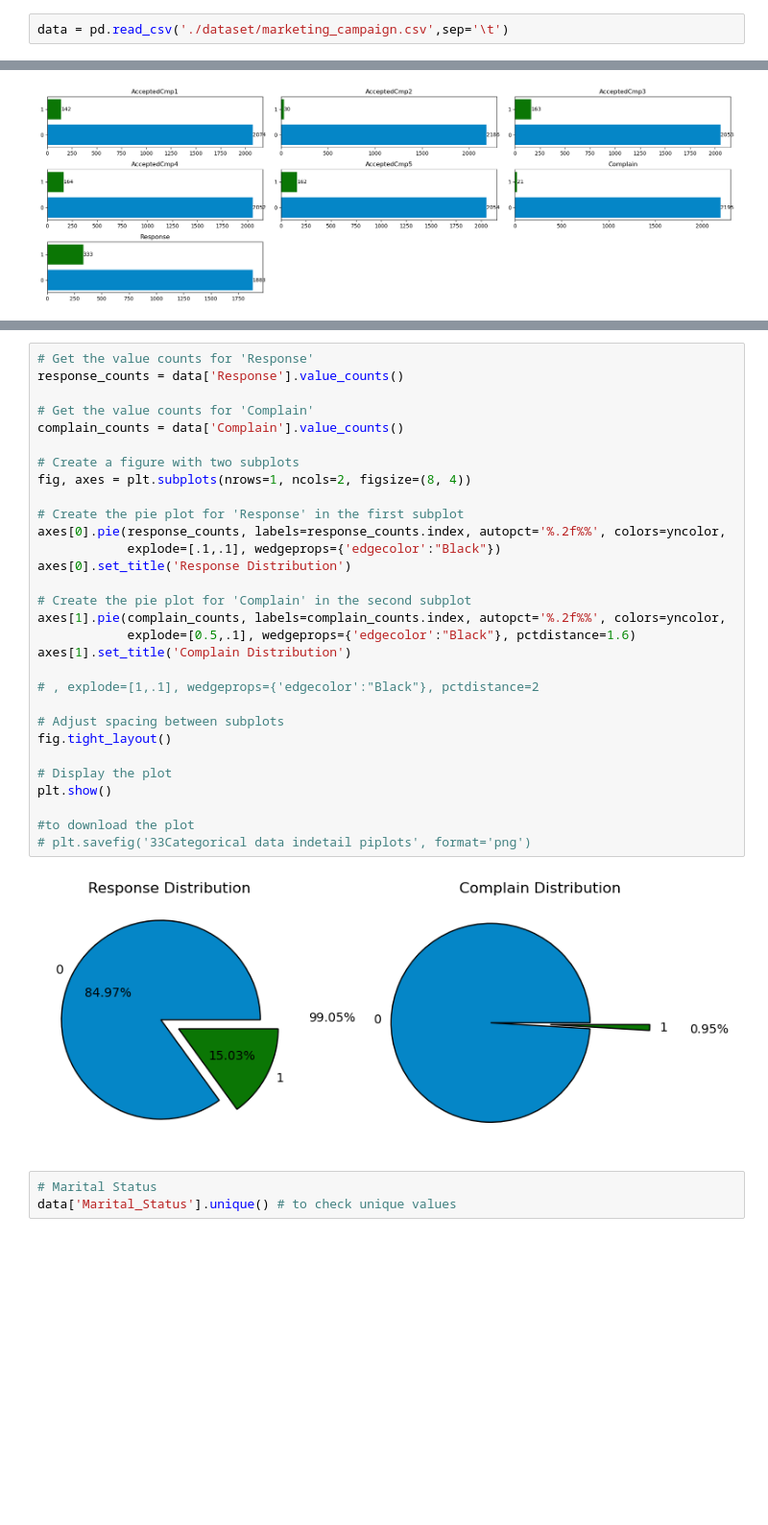
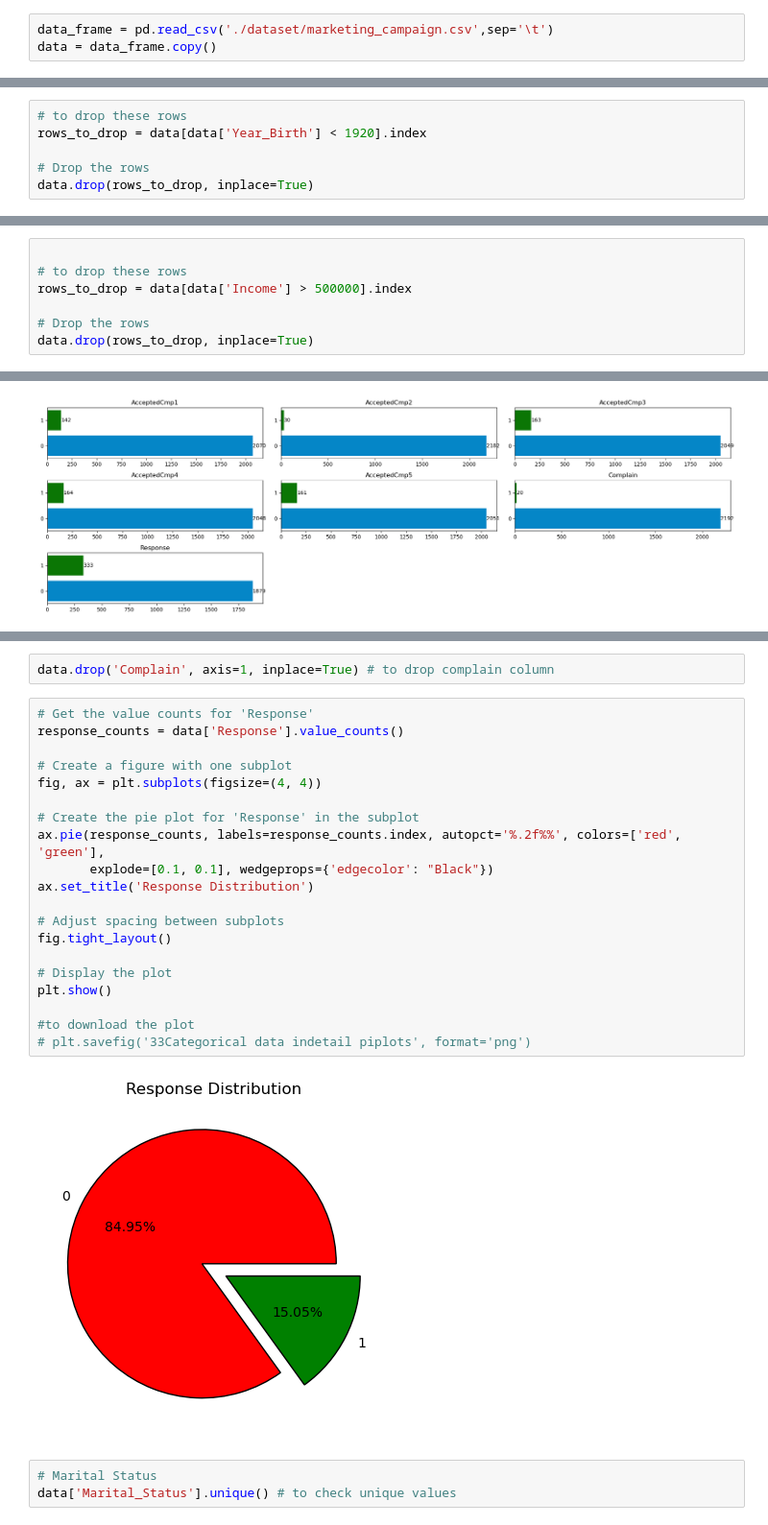
Before and after one commit to Kiran0R0Patil/exploratory-data-analysis-1, a Jupyter notebook: marketing_campaign_analysis.ipynb, the cells around one changed output, grey strips where cells are left out. Shown at 96% size. Drawn from its saved outputs; the diff is of its cells as text; blank space fills up the shorter version.

```diff
--- a/marketing_campaign_analysis.ipynb
+++ b/marketing_campaign_analysis.ipynb
@@ -45,7 +45,8 @@ from sklearn.metrics import precision_score, recall_score, f1_score, accuracy_sc
 from sklearn.metrics import classification_report
 from sklearn.metrics import confusion_matrix
 # %%
-data = pd.read_csv('./dataset/marketing_campaign.csv',sep='\t')
+data_frame = pd.read_csv('./dataset/marketing_campaign.csv',sep='\t')
+data = data_frame.copy()
 # %%
 data.head()
 # %% [output]
@@ -206,0 +243,6 @@ Two continuous variables that are not in the above plots are: **Z_CostContact**
+# %%
+# to drop these rows
+rows_to_drop = data[data['Year_Birth'] < 1920].index
+
+# Drop the rows
+data.drop(rows_to_drop, inplace=True)
@@ -206,0 +269,7 @@ Two continuous variables that are not in the above plots are: **Z_CostContact**
+# %%
+
+# to drop these rows
+rows_to_drop = data[data['Income'] > 500000].index
+
+# Drop the rows
+data.drop(rows_to_drop, inplace=True)
@@ -256,35 +351,27 @@ Name: Complain, dtype: float64
+# %%
+data.drop('Complain', axis=1, inplace=True) # to drop complain column
 # %%
 # Get the value counts for 'Response'
 response_counts = data['Response'].value_counts()
 
-# Get the value counts for 'Complain'
-complain_counts = data['Complain'].value_counts()
+# Create a figure with one subplot
+fig, ax = plt.subplots(figsize=(4, 4))
 
-# Create a figure with two subplots
-fig, axes = plt.subplots(nrows=1, ncols=2, figsize=(8, 4))
-
-# Create the pie plot for 'Response' in the first subplot
-axes[0].pie(response_counts, labels=response_counts.index, autopct='%.2f%%', colors=yncolor,
-            explode=[.1,.1], wedgeprops={'edgecolor':"Black"})
-axes[0].set_title('Response Distribution')
-
-# Create the pie plot for 'Complain' in the second subplot
-axes[1].pie(complain_counts, labels=complain_counts.index, autopct='%.2f%%', colors=yncolor,
-            explode=[0.5,.1], wedgeprops={'edgecolor':"Black"}, pctdistance=1.6)
-axes[1].set_title('Complain Distribution')
-
-# , explode=[1,.1], wedgeprops={'edgecolor':"Black"}, pctdistance=2
+# Create the pie plot for 'Response' in the subplot
+ax.pie(response_counts, labels=response_counts.index, autopct='%.2f%%', colors=['red', 'green'],
+       explode=[0.1, 0.1], wedgeprops={'edgecolor': "Black"})
+ax.set_title('Response Distribution')
 
 # Adjust spacing between subplots
 fig.tight_layout()
 
 # Display the plot
 plt.show()
 
 #to download the plot
 # plt.savefig('33Categorical data indetail piplots', format='png')
 # %% [output]
-[figure, old version]
+[figure, new version]
 # %%
 # Marital Status
 data['Marital_Status'].unique() # to check unique values
```
Also changed, not shown: parts of 78 cells of this notebook.
